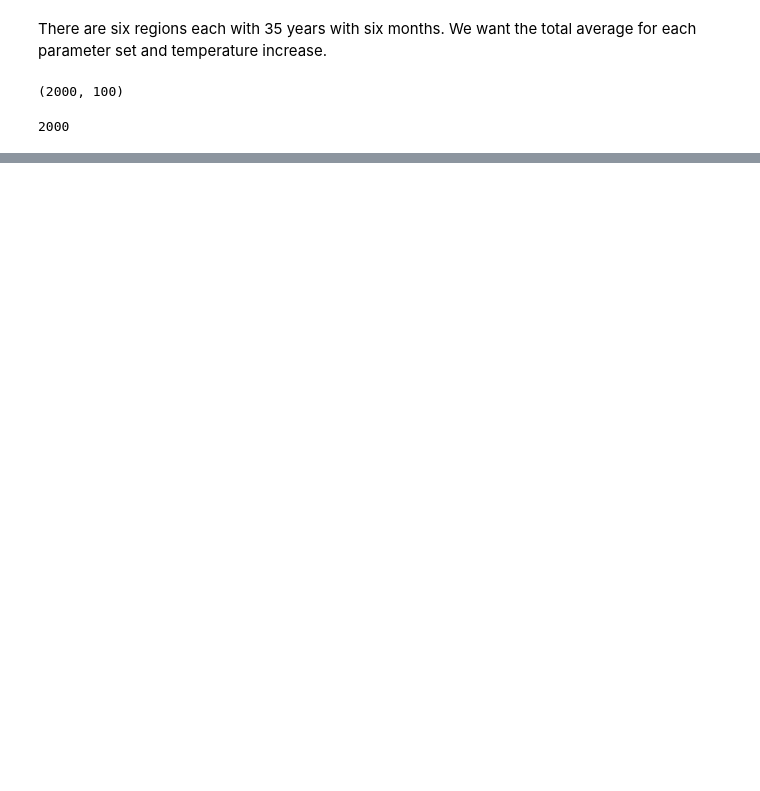
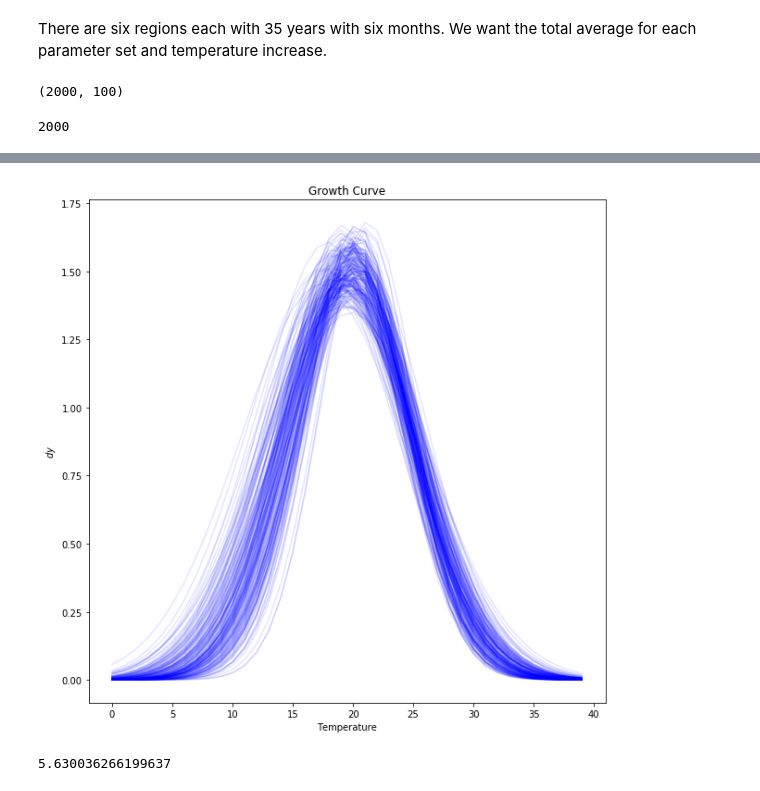
Before and after one commit to MylesBartlett/FACYnation, a Jupyter notebook: 6_Warming_impact.ipynb, the cells around one changed output, grey strips where cells are left out. Saved outputs shown, nothing was run; the diff lists cells and outputs as text; code cells hidden in the pictures; blank space fills up the shorter version.

```diff
--- a/6_Warming_impact.ipynb
+++ b/6_Warming_impact.ipynb
@@ -251,0 +318,2 @@ plt.hist(mean_yield_samples.T[0], 20)
+# %%
+fit2=gm3.sampling(data=data2,chains=4,iter=1000,verbose=True,seed=1308)
@@ -251,0 +351,64 @@ plt.hist(mean_yield_samples.T[0], 20)
+# %%
+plt.figure(figsize=(10,10))
+for i in range(0,2000,10):
+    plt.plot(fit2.data['temp'],samples['fdy1'][i,:],alpha=0.1, c='b')
+plt.xlabel('Temperature [$^{\circ}$C]')
+plt.ylabel(r'$dy$')
+plt.title('Growth Curve')
+plt.savefig('./figs/growth_curve.pdf')
+plt.savefig('./figs/growth_curve.png')
+# %% [output]
+[figure, added]
+# %%
+def yield_anomaly2(temp_6m, precip_6m, mu_t, sigma_t, mu_p, sigma_p, rho, norm):
+    """Take six months of T and P and return yield for given params.
+
+    This should be identical to the function in the STAN model
+    """
+    if len(norm) == 1:
+        norm = norm * np.ones(6)
+    dy = np.zeros(6)
+    for month in np.arange(6):
+        dy[month] = norm[month]*np.exp(-(1/(2 - 2*rho*2)) *( np.square((temp_6m[month]    - mu_t)/sigma_t)
+                                                           + np.square((precip_6m[month] - mu_p)/sigma_p)
+                                                           - (2*rho*(temp_6m[month]    - mu_t)
+                                                                   *(precip_6m[month] - mu_p)
+                                                             )
+                                                              /(sigma_t*sigma_p)
+                                                           )
+                                      )
+
+    return np.sum(dy)
+
+
+def compute_mean_yield_anomaly2(T_inc, data, mu_t, sigma_t, mu_p, sigma_p, rho, norm):
+    """ Compute mean yield anomaly for a model over regions and years
+
+    The function yield_anomaly returens the yield anomaly for a year
+    and and region. Here we loop over the regions and years to create
+    and overall mean.
+
+    """
+
+    yield_anomalies = np.full((6, 35), np.nan)
+    #loop over states
+    for state in np.arange(6):
+        #loop over years
+        for year in np.arange(35):
+            temp_6m = data['d_temp'][state, year, :] + T_inc
+            precip_6m = data['d_precip'][state, year, :]
+            yield_anomalies[state, year] = yield_anomaly2(temp_6m,
+                                                         precip_6m,
+                                                         mu_t,
+                                                         sigma_t,
+                                                         mu_p,
+                                                         sigma_p,
+                                                         rho,
+                                                         norm)
+
+    return np.nanmean(yield_anomalies)
+
+
+compute_mean_yield_anomaly2(1., data2, 19.71, 5.23, 114.69, 62.41, 0.0, [1.56])
+# %% [output]
+5.630036266199637
```
Also changed, not shown: parts of 36 cells of this notebook, 1 other file.
